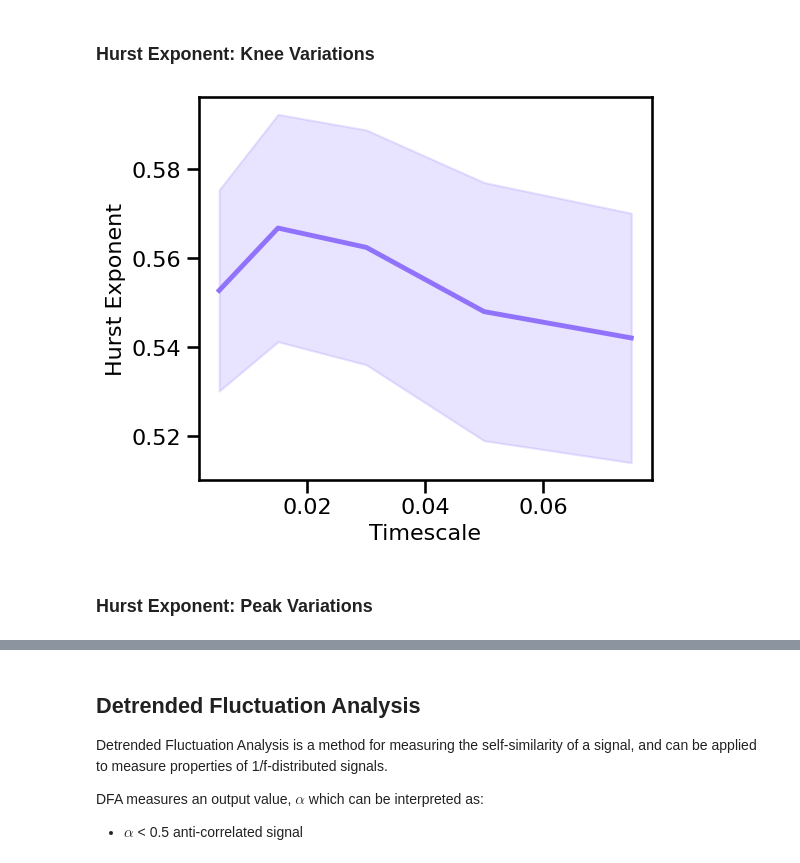
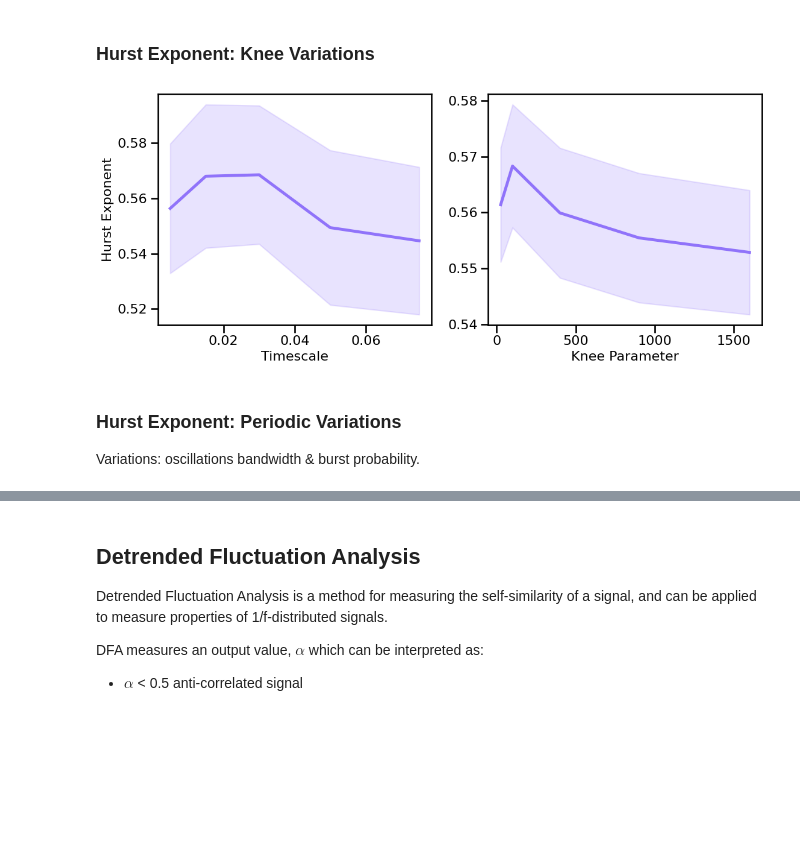
Before and after one commit to AperiodicMethods/AperiodicMethods, a Jupyter notebook: notebooks/22-Fluctuations.ipynb, the cells around one changed output, grey strips where cells are left out. Cells and saved outputs as stored; diff of their text form; code cells hidden in the pictures; blank space fills up the shorter version.

```diff
--- a/notebooks/22-Fluctuations.ipynb
+++ b/notebooks/22-Fluctuations.ipynb
@@ -107,15 +109,22 @@ plot_pe_sims(hurst_sims_freq, hurst_sims_pow, 'Hurst Exponent',
 ### Hurst Exponent: Knee Variations
 # %%
 # Run simulations calculating Hurst Exponent across different timescales
-hurst_sims_knee = run_sims(sim_synaptic_current, SIM_ITERS['syn_time'], hurst, HURST_PARAMS, N_SIMS)
+hurst_sims_tscales = run_sims(sim_synaptic_current, SIM_ITERS['syn_tscales'], hurst, HURST_PARAMS, N_SIMS)
+# %%
+# Run simulations calculating Hurst Exponent across different knee parameters (sims from file)
+hurst_sims_knee = run_sims_load(SIMPATH / 'ts_sims_ap_knee', hurst, HURST_PARAMS)
 # %%
-# Plot the estimated hurst exponent across different timescales
-plot_sims(SIM_ITERS['syn_time'].values, hurst_sims_knee, 'Timescale', 'Hurst Exponent', COLORS['KN'],
-          save_fig=SAVE_FIG, file_name='hurst_knee' + EXT, file_path=FIGPATH)
+# Plot the estimated hurst exponent across different timescales & knees
+plot_sims_two(SIM_ITERS['syn_tscales'].values, hurst_sims_tscales, 'Timescale',
+              SIM_ITERS['kn_knee'].values, hurst_sims_knee, 'Knee Parameter',
+              ylabel='Hurst Exponent', color=COLORS['KN'],
+              save_fig=SAVE_FIG, file_name='hurst_kn_vars' + EXT, file_path=FIGPATH)
 # %% [output]
-[figure, old version]
+[figure, new version]
 # %% [markdown]
-### Hurst Exponent: Peak Variations
+### Hurst Exponent: Periodic Variations
+
+Variations: oscillations bandwidth & burst probability.
 # %%
 # Run simulations calculating Hurst Exponent across peak bandwidth (sims from file)
 hurst_sims_bw = run_sims_load(SIMPATH / 'ts_sims_comb_bw', hurst, HURST_PARAMS)
```
Also changed, not shown: parts of 25 cells of this notebook, 1 other file.
